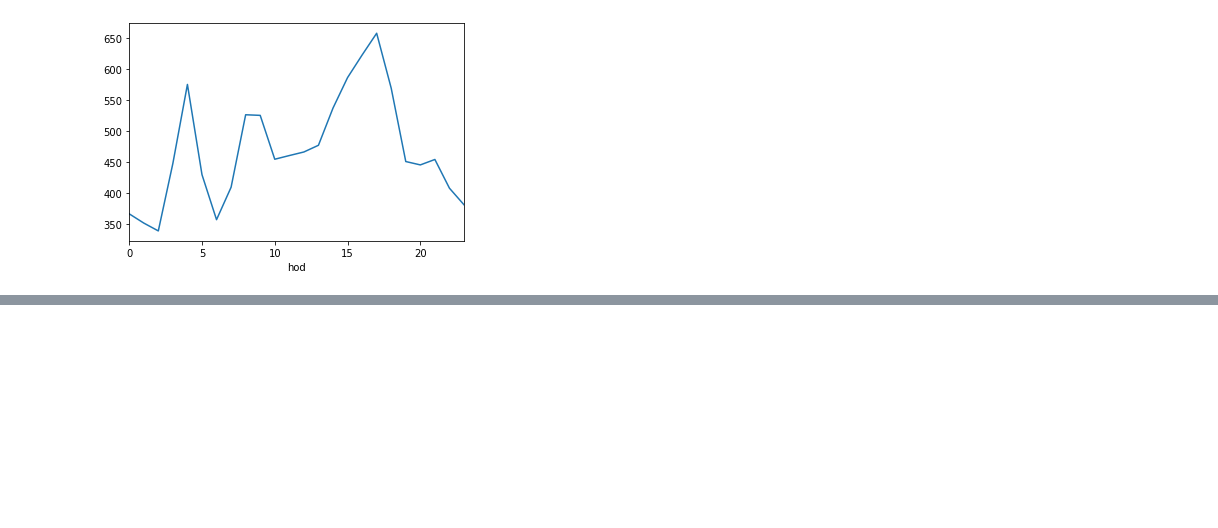
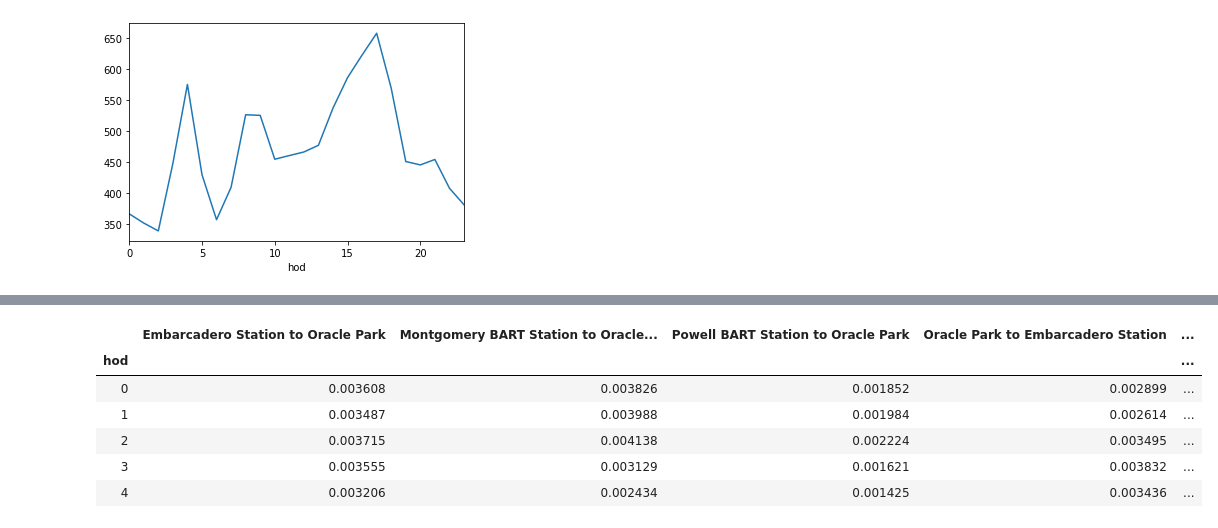
Before and after one commit to MizukiKadowaki/datahack2020-, a Jupyter notebook: DataHack.ipynb, the cells around one changed output, grey strips where cells are left out. Saved outputs shown, nothing was run; the diff lists cells and outputs as text; code cells hidden in the pictures; blank space fills up the shorter version.

```diff
--- a/DataHack.ipynb
+++ b/DataHack.ipynb
@@ -112,0 +114,10 @@ Text(0.5, 1.0, 'Mean Travel Time at different time')
+# %%
+times.head()
+# %% [output]
+|  | Embarcadero Station to Oracle Park | Montgomery BART Station to Oracle... | Powell BART Station to Oracle Park | Oracle Park to Embarcadero Station | ... |
+| hod |  |  |  |  | ... |
+| 0 | 0.003608 | 0.003826 | 0.001852 | 0.002899 | ... |
+| 1 | 0.003487 | 0.003988 | 0.001984 | 0.002614 | ... |
+| 2 | 0.003715 | 0.004138 | 0.002224 | 0.003495 | ... |
+| 3 | 0.003555 | 0.003129 | 0.001621 | 0.003832 | ... |
+| 4 | 0.003206 | 0.002434 | 0.001425 | 0.003436 | ... |
```
Also changed, not shown: parts of 8 cells of this notebook, 1 other file.
